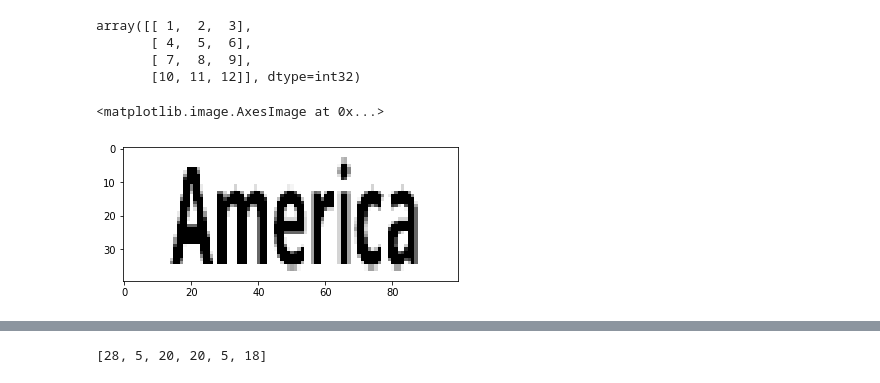
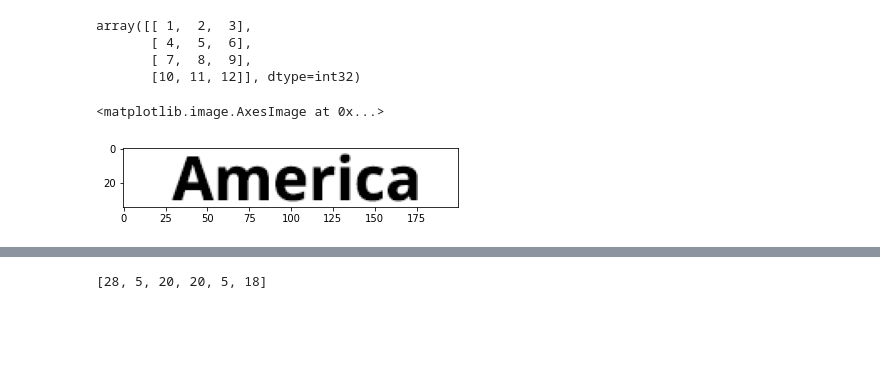
Before and after one commit to danyentezari/bn-ocr, a Jupyter notebook: keras_ocr_bignumber_generator.ipynb, the cells around one changed output, grey strips where cells are left out. Drawn from its saved outputs; the diff is of its cells as text; code cells hidden in the pictures; blank space fills up the shorter version.

Commit message:
Different preprocessing for images. Working on label distributions.

```diff
--- a/keras_ocr_bignumber_generator.ipynb
+++ b/keras_ocr_bignumber_generator.ipynb
@@ -91,17 +94,18 @@ ch = 40
 # %%
 def loadImage(filepath):
-  img = load_img(filepath, target_size=(ch, cw))
+  # img = load_img(filepath, target_size=(ch, cw), grayscale=True)
+  img = load_img(filepath, grayscale=True)
   img = img_to_array(img)
   #img = img.reshape(1, 42, 42, 3)
-  img = img.reshape(ch, cw, 3)
+  #img = img.reshape(32, 125, 3)
   img = img.astype('float32')
-  img = img / 255.0
+  # img = img / 255.0
   return img
 
-plt.imshow(loadImage('./america.png'))
+plt.imshow(loadImage('./america.png')[:,:,0], cmap='gray')
 # %% [output]
 <matplotlib.image.AxesImage at 0x...>
-[figure, old version]
+[figure, new version]
 # %%
 # def scale_resize_image(image):
 #     image = tf.image.convert_image_dtype(image, tf.float32) # equivalent to dividing image pixels by 255
```
Also changed, not shown: parts of 30 cells of this notebook.
